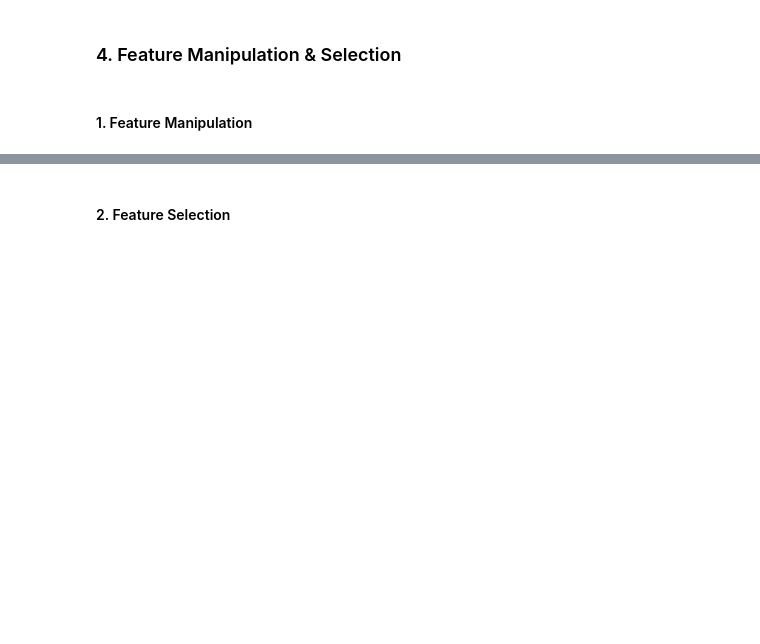
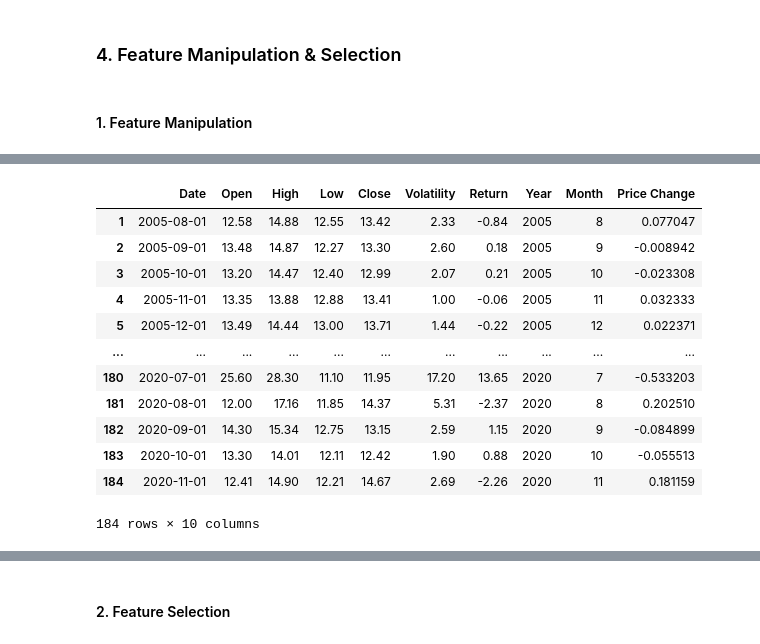
Before and after one commit to Saurabhshrma/YesBank-Stock-Closing-Price-Predicton, a Jupyter notebook: YesBank_regression.ipynb, the cells around one changed output, grey strips where cells are left out. Saved outputs shown, nothing was run; the diff lists cells and outputs as text; code cells hidden in the pictures; blank space fills up the shorter version.

```diff
--- a/YesBank_regression.ipynb
+++ b/YesBank_regression.ipynb
@@ -626,0 +635,19 @@ We chose a two-sample t-test because we are comparing the means of two independe
+# %%
+# Removing the first row as it contain NaN in Price Change
+
+stock_df.dropna(inplace = True)
+stock_df
+# %% [output]
+|  | Date | Open | High | Low | Close | Volatility | Return | Year | Month | Price Change |
+| 1 | 2005-08-01 | 12.58 | 14.88 | 12.55 | 13.42 | 2.33 | -0.84 | 2005 | 8 | 0.077047 |
+| 2 | 2005-09-01 | 13.48 | 14.87 | 12.27 | 13.30 | 2.60 | 0.18 | 2005 | 9 | -0.008942 |
+| 3 | 2005-10-01 | 13.20 | 14.47 | 12.40 | 12.99 | 2.07 | 0.21 | 2005 | 10 | -0.023308 |
+| 4 | 2005-11-01 | 13.35 | 13.88 | 12.88 | 13.41 | 1.00 | -0.06 | 2005 | 11 | 0.032333 |
+| 5 | 2005-12-01 | 13.49 | 14.44 | 13.00 | 13.71 | 1.44 | -0.22 | 2005 | 12 | 0.022371 |
+| ... | ... | ... | ... | ... | ... | ... | ... | ... | ... | ... |
+| 180 | 2020-07-01 | 25.60 | 28.30 | 11.10 | 11.95 | 17.20 | 13.65 | 2020 | 7 | -0.533203 |
+| 181 | 2020-08-01 | 12.00 | 17.16 | 11.85 | 14.37 | 5.31 | -2.37 | 2020 | 8 | 0.202510 |
+| 182 | 2020-09-01 | 14.30 | 15.34 | 12.75 | 13.15 | 2.59 | 1.15 | 2020 | 9 | -0.084899 |
+| 183 | 2020-10-01 | 13.30 | 14.01 | 12.11 | 12.42 | 1.90 | 0.88 | 2020 | 10 | -0.055513 |
+| 184 | 2020-11-01 | 12.41 | 14.90 | 12.21 | 14.67 | 2.69 | -2.26 | 2020 | 11 | 0.181159 |
+184 rows × 10 columns
```
Also changed, not shown: parts of 28 cells of this notebook.
